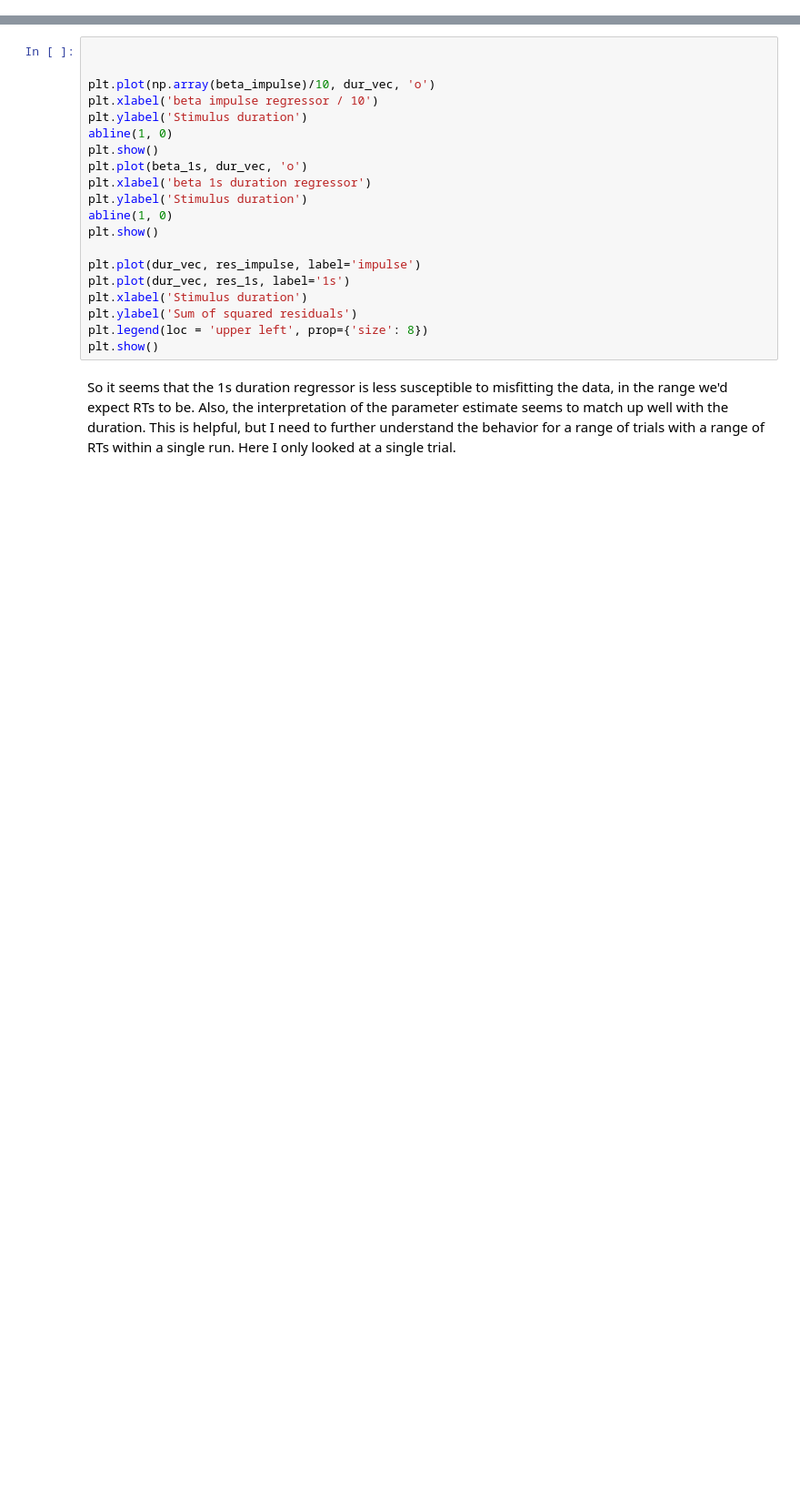
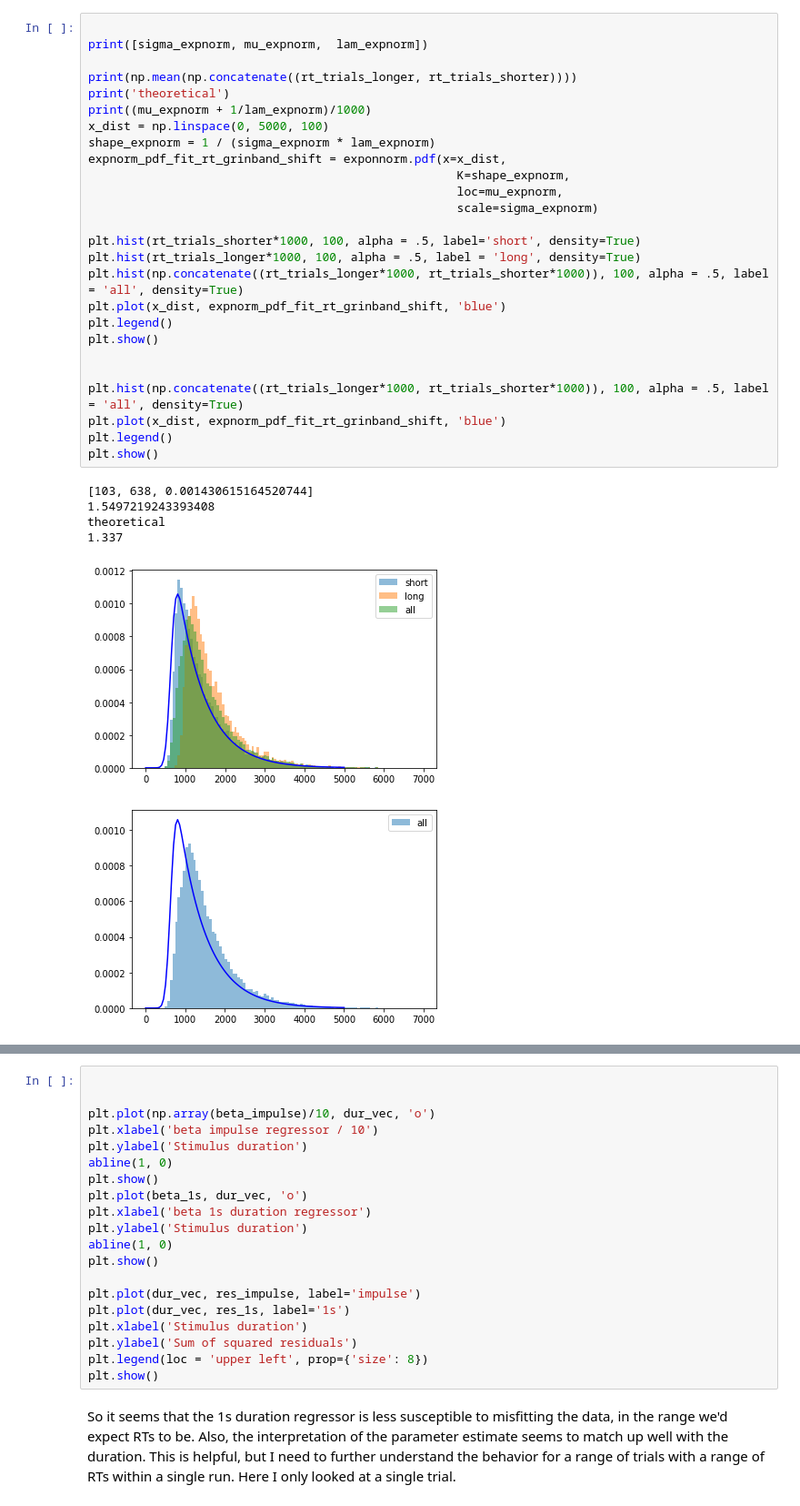
Before and after one commit to jmumford/RT_sim, a Jupyter notebook: understanding_parameter_interpretation.ipynb, the cells around one changed output, grey strips where cells are left out. Shown: that part at 91% size. Saved outputs shown, nothing was run; the diff lists cells and outputs as text; blank space fills up the shorter version.

```diff
--- a/understanding_parameter_interpretation.ipynb
+++ b/understanding_parameter_interpretation.ipynb
@@ -53,0 +86,33 @@ for sim in range(0, n_sim):
+# %%
+
+print([sigma_expnorm, mu_expnorm,  lam_expnorm])
+
+print(np.mean(np.concatenate((rt_trials_longer, rt_trials_shorter))))
+print('theoretical')
+print((mu_expnorm + 1/lam_expnorm)/1000)
+x_dist = np.linspace(0, 5000, 100)
+shape_expnorm = 1 / (sigma_expnorm * lam_expnorm)
+expnorm_pdf_fit_rt_grinband_shift = exponnorm.pdf(x=x_dist,
+                                                    K=shape_expnorm,
+                                                    loc=mu_expnorm,
+                                                    scale=sigma_expnorm)
+
+plt.hist(rt_trials_shorter*1000, 100, alpha = .5, label='short', density=True)
+plt.hist(rt_trials_longer*1000, 100, alpha = .5, label = 'long', density=True)
+plt.hist(np.concatenate((rt_trials_longer*1000, rt_trials_shorter*1000)), 100, alpha = .5, label = 'all', density=True)
+plt.plot(x_dist, expnorm_pdf_fit_rt_grinband_shift, 'blue')
+plt.legend()
+plt.show()
+
+
+plt.hist(np.concatenate((rt_trials_longer*1000, rt_trials_shorter*1000)), 100, alpha = .5, label = 'all', density=True)
+plt.plot(x_dist, expnorm_pdf_fit_rt_grinband_shift, 'blue')
+plt.legend()
+plt.show()
+# %% [output]
+[103, 638, 0.001430615164520744]
+1.5497219243393408
+theoretical
+1.337
+[figure, added]
+[figure, added]
```
Also changed, not shown: parts of 55 cells of this notebook, 15 other files.
